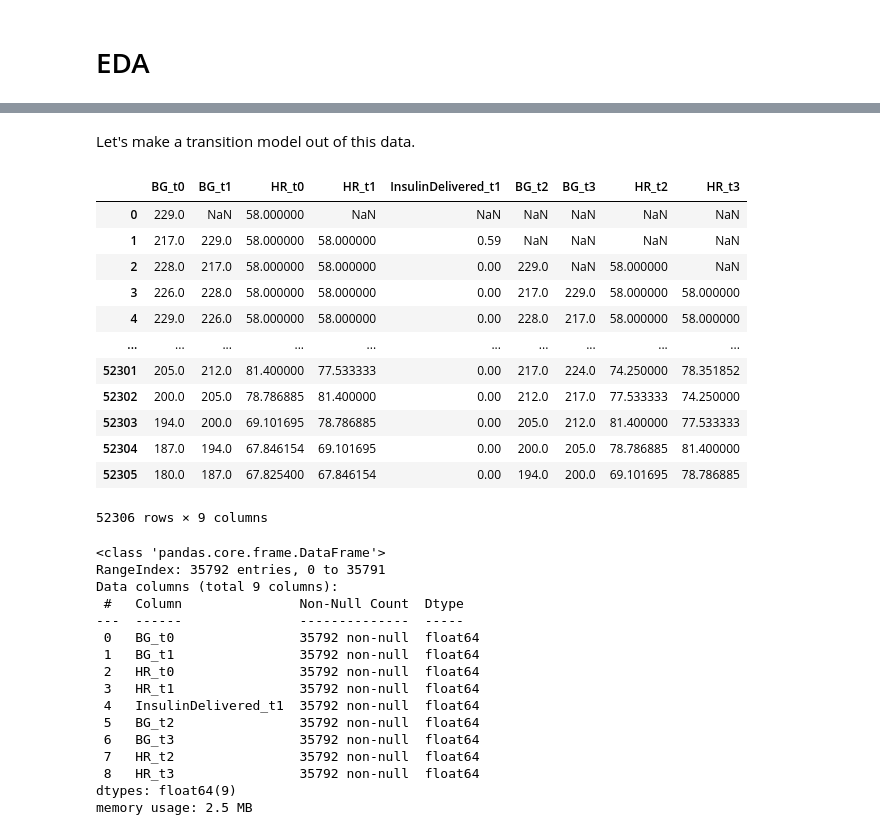
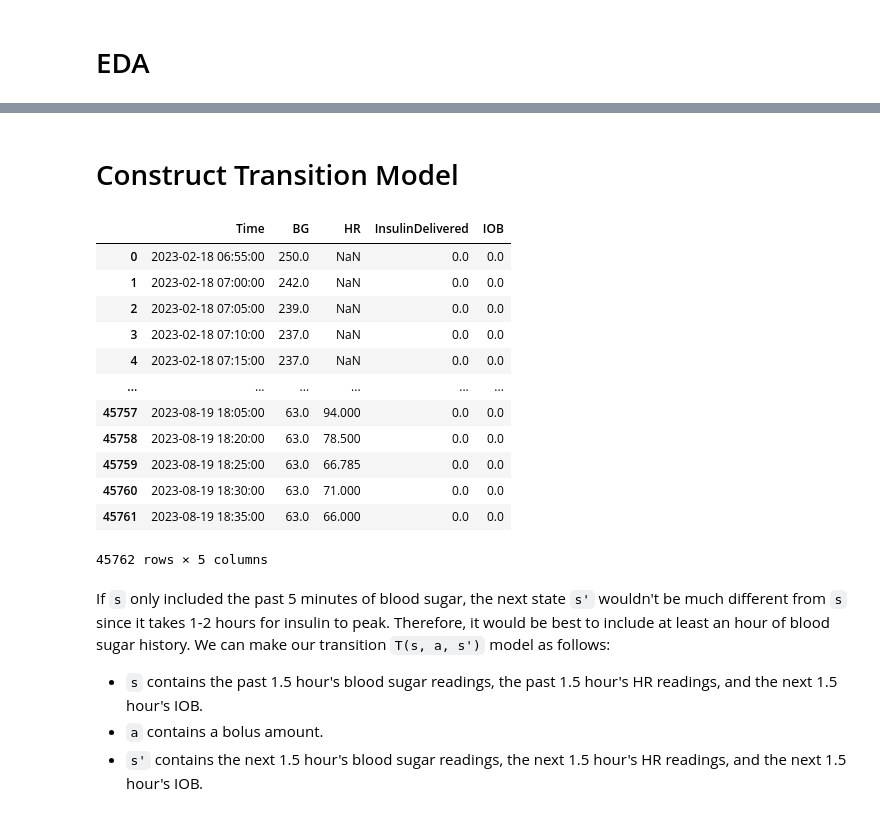
Before and after one commit to amanichopra/rl-based-artificial-pancreas, a Jupyter notebook: EDA & Preprocessing.ipynb, the cells around one changed output, grey strips where cells are left out. Cells and saved outputs as stored; diff of their text form; code cells hidden in the pictures.

```diff
--- a/EDA & Preprocessing.ipynb
+++ b/EDA & Preprocessing.ipynb
@@ -219,50 +216,26 @@ sns.violinplot(final_merged['InsulinDelivered'])
 [figure]
-# %% [markdown]
-Let's make a transition model out of this data.
-# %%
-final_merged['BG_t1'] = final_merged['BG'].shift()
-final_merged['BG_t2'] = final_merged['BG'].shift(2)
-final_merged['BG_t3'] = final_merged['BG'].shift(3)
-
-final_merged['HR_t1'] = final_merged['HR'].shift()
-final_merged['HR_t2'] = final_merged['HR'].shift(2)
-final_merged['HR_t3'] = final_merged['HR'].shift(3)
-
-final_merged['InsulinDelivered_t1'] = final_merged['InsulinDelivered'].shift()
-final_merged = final_merged.rename(columns={'BG': 'BG_t0', 'HR': 'HR_t0'})
-final_merged = final_merged[['BG_t0', 'BG_t1', 'HR_t0', 'HR_t1', 'InsulinDelivered_t1', 'BG_t2', 'BG_t3', 'HR_t2', 'HR_t3']]
-final_merged
-# %% [output]
-|  | BG_t0 | BG_t1 | HR_t0 | HR_t1 | InsulinDelivered_t1 | BG_t2 | BG_t3 | HR_t2 | HR_t3 |
-| 0 | 229.0 | NaN | 58.000000 | NaN | NaN | NaN | NaN | NaN | NaN |
-| 1 | 217.0 | 229.0 | 58.000000 | 58.000000 | 0.59 | NaN | NaN | NaN | NaN |
-| 2 | 228.0 | 217.0 | 58.000000 | 58.000000 | 0.00 | 229.0 | NaN | 58.000000 | NaN |
-| 3 | 226.0 | 228.0 | 58.000000 | 58.000000 | 0.00 | 217.0 | 229.0 | 58.000000 | 58.000000 |
-| 4 | 229.0 | 226.0 | 58.000000 | 58.000000 | 0.00 | 228.0 | 217.0 | 58.000000 | 58.000000 |
-| ... | ... | ... | ... | ... | ... | ... | ... | ... | ... |
-| 52301 | 205.0 | 212.0 | 81.400000 | 77.533333 | 0.00 | 217.0 | 224.0 | 74.250000 | 78.351852 |
-| 52302 | 200.0 | 205.0 | 78.786885 | 81.400000 | 0.00 | 212.0 | 217.0 | 77.533333 | 74.250000 |
-| 52303 | 194.0 | 200.0 | 69.101695 | 78.786885 | 0.00 | 205.0 | 212.0 | 81.400000 | 77.533333 |
-| 52304 | 187.0 | 194.0 | 67.846154 | 69.101695 | 0.00 | 200.0 | 205.0 | 78.786885 | 81.400000 |
-| 52305 | 180.0 | 187.0 | 67.825400 | 67.846154 | 0.00 | 194.0 | 200.0 | 69.101695 | 78.786885 |
-52306 rows × 9 columns
-# %%
-final_merged = final_merged.dropna().reset_index(drop=True)
-final_merged.info()
-# %% [output]
-<class 'pandas.core.frame.DataFrame'>
-RangeIndex: 35792 entries, 0 to 35791
-Data columns (total 9 columns):
- #   Column               Non-Null Count  Dtype
----  ------               --------------  -----
- 0   BG_t0                35792 non-null  float64
- 1   BG_t1                35792 non-null  float64
- 2   HR_t0                35792 non-null  float64
- 3   HR_t1                35792 non-null  float64
- 4   InsulinDelivered_t1  35792 non-null  float64
- 5   BG_t2                35792 non-null  float64
- 6   BG_t3                35792 non-null  float64
- 7   HR_t2                35792 non-null  float64
- 8   HR_t3                35792 non-null  float64
-dtypes: float64(9)
-memory usage: 2.5 MB
+# %% [markdown]
+# Construct Transition Model
+# %%
+BASE_PATH = '/Users/amanchopra/Documents/School/MS/Fall 2023/RL/Final Project/Data/Processed'
+final_merged = pd.read_csv(f'{BASE_PATH}/merged.csv', index_col=0)
+final_merged
+# %% [output]
+|  | Time | BG | HR | InsulinDelivered | IOB |
+| 0 | 2023-02-18 06:55:00 | 250.0 | NaN | 0.0 | 0.0 |
+| 1 | 2023-02-18 07:00:00 | 242.0 | NaN | 0.0 | 0.0 |
+| 2 | 2023-02-18 07:05:00 | 239.0 | NaN | 0.0 | 0.0 |
+| 3 | 2023-02-18 07:10:00 | 237.0 | NaN | 0.0 | 0.0 |
+| 4 | 2023-02-18 07:15:00 | 237.0 | NaN | 0.0 | 0.0 |
+| ... | ... | ... | ... | ... | ... |
+| 45757 | 2023-08-19 18:05:00 | 63.0 | 94.000 | 0.0 | 0.0 |
+| 45758 | 2023-08-19 18:20:00 | 63.0 | 78.500 | 0.0 | 0.0 |
+| 45759 | 2023-08-19 18:25:00 | 63.0 | 66.785 | 0.0 | 0.0 |
+| 45760 | 2023-08-19 18:30:00 | 63.0 | 71.000 | 0.0 | 0.0 |
+| 45761 | 2023-08-19 18:35:00 | 63.0 | 66.000 | 0.0 | 0.0 |
+45762 rows × 5 columns
+# %% [markdown]
+If `s` only included the past 5 minutes of blood sugar, the next state `s'` wouldn't be much different from `s` since it takes 1-2 hours for insulin to peak. Therefore, it would be best to include at least an hour of blood sugar history. We can make our transition `T(s, a, s')` model as follows:
+- `s` contains the past 1.5 hour's blood sugar readings, the past 1.5 hour's HR readings, and the next 1.5 hour's IOB.
+- `a` contains a bolus amount.
+- `s'` contains the next 1.5 hour's blood sugar readings, the next 1.5 hour's HR readings, and the next 1.5 hour's IOB.
```
Also changed, not shown: parts of 39 cells of this notebook.
